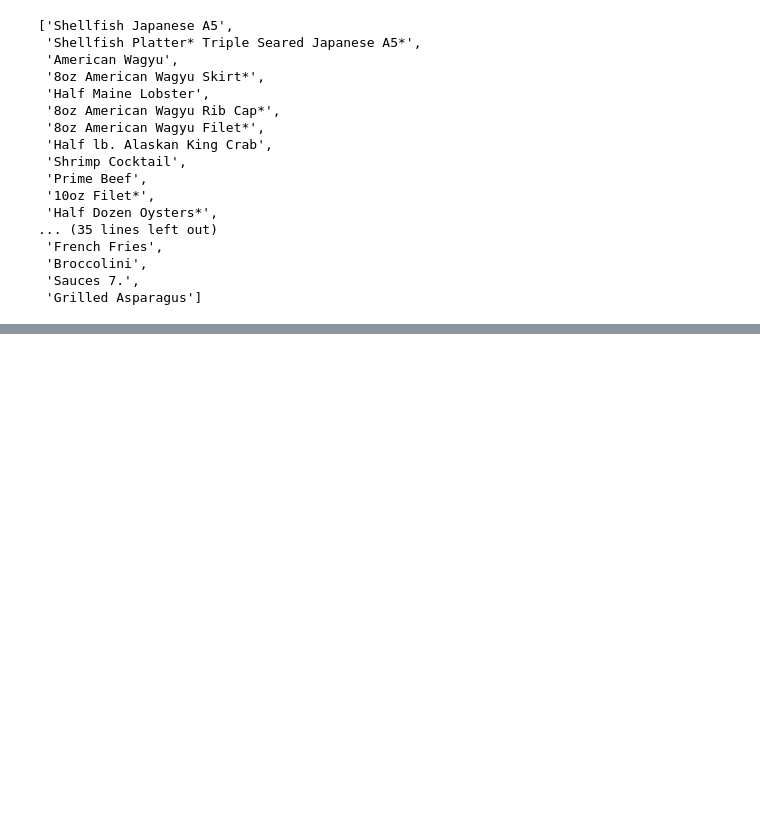
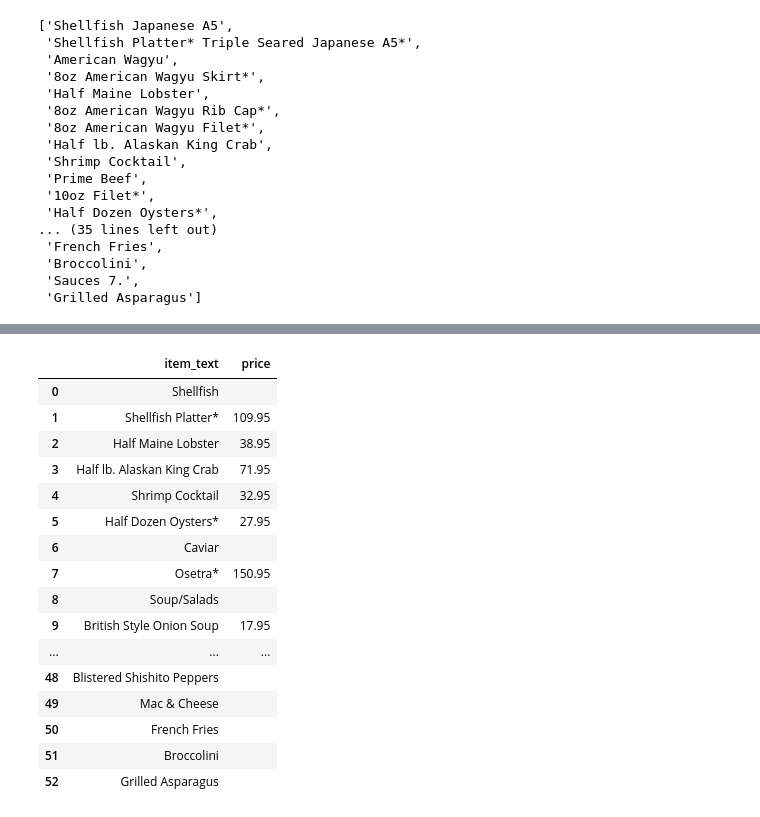
Before and after one commit to rogerfitz/tutorials, a Jupyter notebook: menu_spider_scraping/0_Scrape_A_PDF_Menu.ipynb, the cells around one changed output, grey strips where cells are left out. Saved outputs shown, nothing was run; the diff lists cells and outputs as text; code cells hidden in the pictures; blank space fills up the shorter version.

Commit message:
Post video code fix

```diff
--- a/menu_spider_scraping/0_Scrape_A_PDF_Menu.ipynb
+++ b/menu_spider_scraping/0_Scrape_A_PDF_Menu.ipynb
@@ -628,0 +427,52 @@ menu_df.to_csv("data/pdf_menu_scrape_example.csv",index=False)
+# %%
+#Same as before but with number code
+#FIXED POST VIDEO -- just needed to change translate to extend the width not move the box over
+menu_items=[]
+for (column,y),boxes in text_df[(text_df['is_bold'])&~(text_df['is_number'])].groupby(["column","y"]):
+    d={}
+    text_boxes=[]
+    if boxes['h'].max()>10:
+        d={"item_text": " ".join([x for x in boxes['text']])}
+        for idx, row in boxes.iterrows():
+            text_boxes.append(row['bbox'])
+        menu_items.append(d)
+    if menu_items:
+        #New!
+        text_bbox=cascaded_union(text_boxes)
+
+        #Make the rect wider
+        #Since we have column detection we should be able to make this absurdly large without any issue.
+        #We'll just match with prices from the same column
+        number_box=translate(text_bbox, xoff=boxes['size'].mean()*7)
+        number_box=box(text_bbox.bounds[0],number_box.bounds[1], number_box.bounds[2],number_box.bounds[3])
+
+
+        #shrinking vertically helps us ignore font issues where a y stretches too far down from above
+        number_box=scale(number_box, yfact=.8)
+        prices['intersects']=prices['bbox'].apply(lambda x: x.intersects(number_box))
+        d['price']="".join(prices[(prices['column']==column)&(prices['intersects'])]['text'].values)
+        try:
+            if d['price']:
+                d['price']=float(d['price'])
+        except:
+            print("err converting",d)
+menu_items=pd.DataFrame(menu_items)
+menu_items
+# %% [output]
+|  | item_text | price |
+| 0 | Shellfish |  |
+| 1 | Shellfish Platter* | 109.95 |
+| 2 | Half Maine Lobster | 38.95 |
+| 3 | Half lb. Alaskan King Crab | 71.95 |
+| 4 | Shrimp Cocktail | 32.95 |
+| 5 | Half Dozen Oysters* | 27.95 |
+| 6 | Caviar |  |
+| 7 | Osetra* | 150.95 |
+| 8 | Soup/Salads |  |
+| 9 | British Style Onion Soup | 17.95 |
+| ... | ... | ... |
+| 48 | Blistered Shishito Peppers |  |
+| 49 | Mac & Cheese |  |
+| 50 | French Fries |  |
+| 51 | Broccolini |  |
+| 52 | Grilled Asparagus |  |
```
Also changed, not shown: parts of 48 cells of this notebook, 2 other files.
